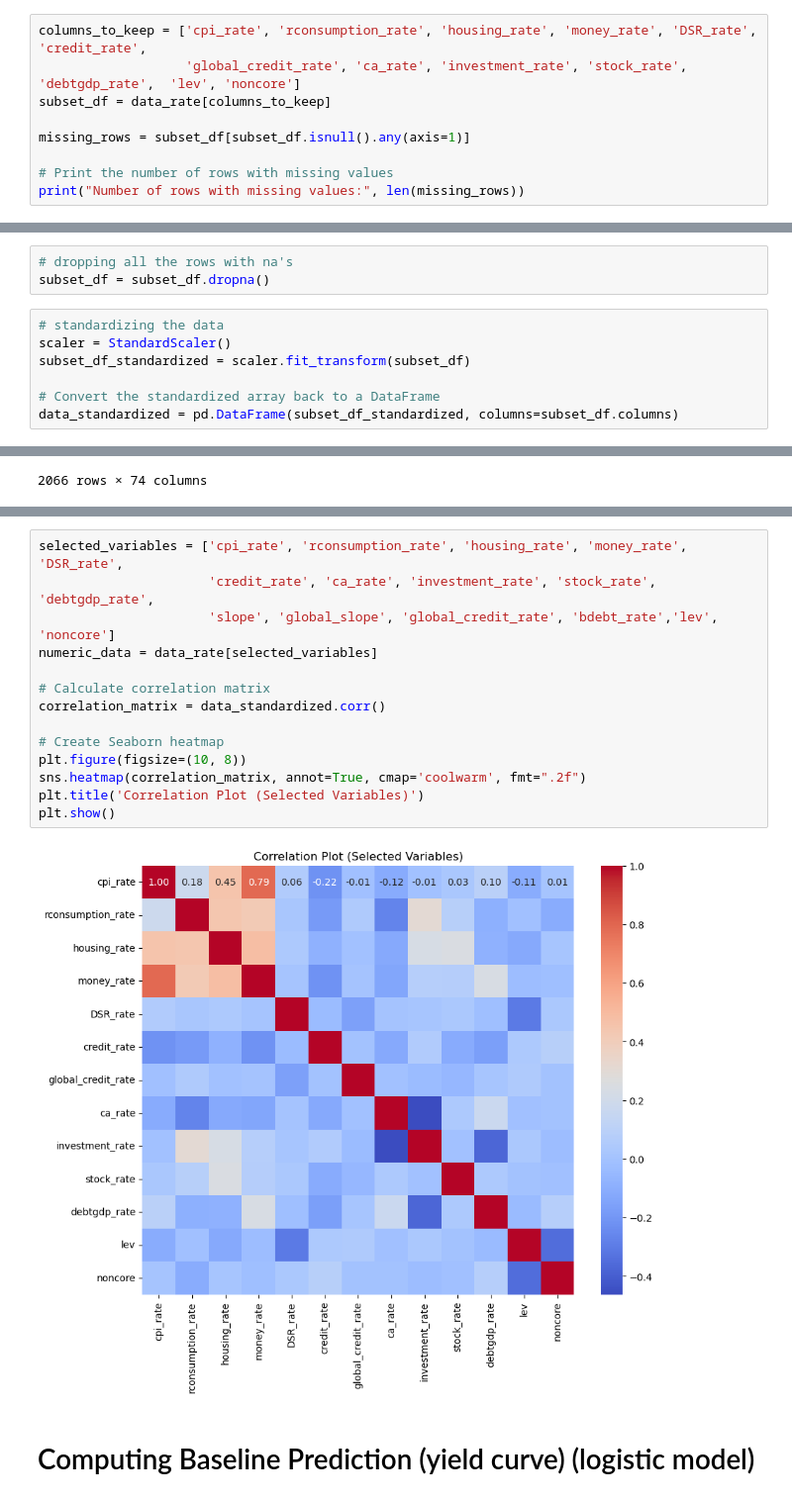
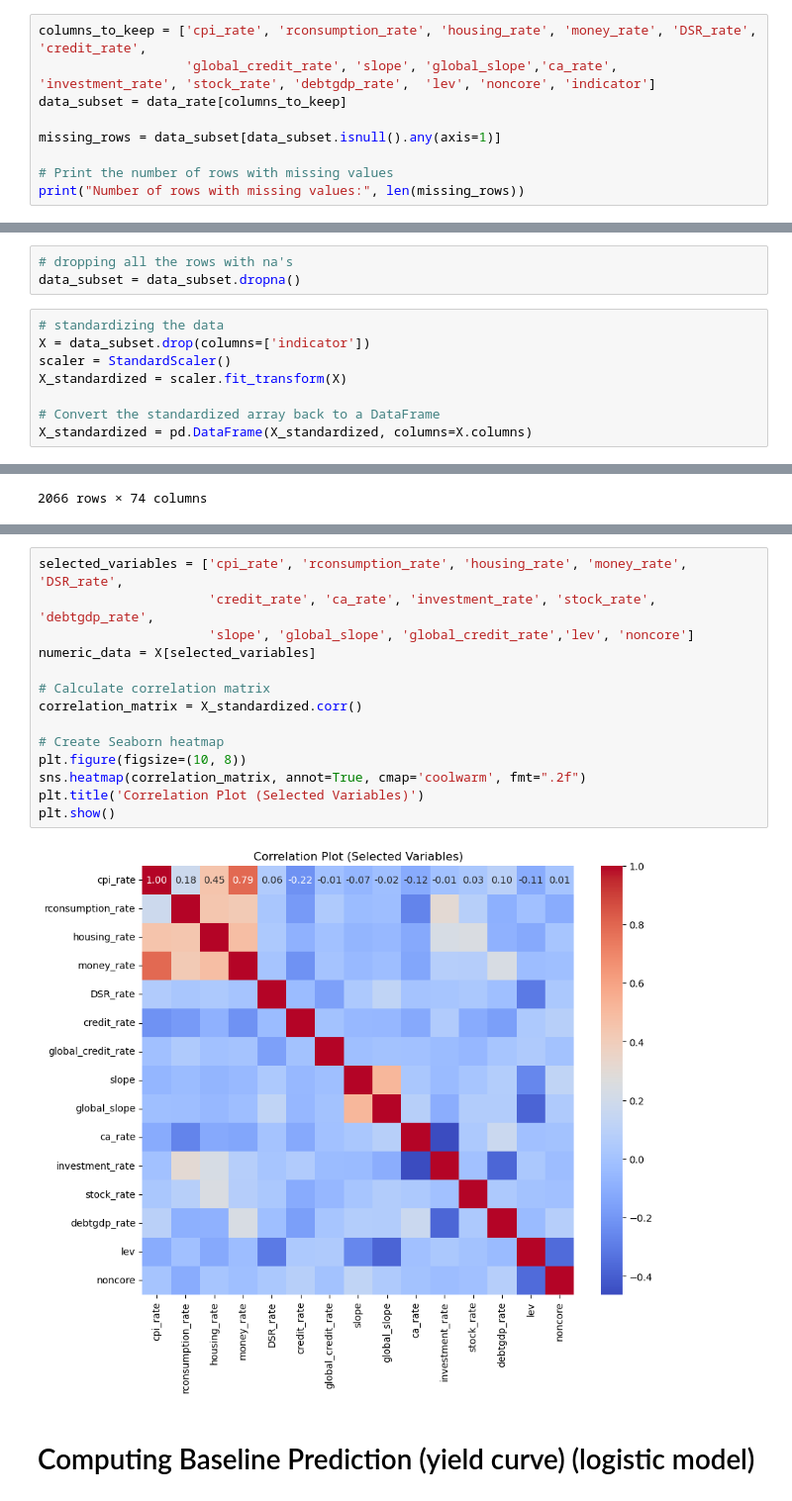
Before and after one commit to stenberg13/financial_crisis_prediction, a Jupyter notebook: Big_Data_Project.ipynb, the cells around one changed output, grey strips where cells are left out. Shown: that part at 99% size. Saved outputs shown, nothing was run; the diff lists cells and outputs as text.

```diff
--- a/Big_Data_Project.ipynb
+++ b/Big_Data_Project.ipynb
@@ -97,10 +97,10 @@ data_rate = data.groupby('country').apply(lambda group:
 ).reset_index(drop=True)
 # %%
 columns_to_keep = ['cpi_rate', 'rconsumption_rate', 'housing_rate', 'money_rate', 'DSR_rate', 'credit_rate',
-                   'global_credit_rate', 'ca_rate', 'investment_rate', 'stock_rate', 'debtgdp_rate',  'lev', 'noncore']
-subset_df = data_rate[columns_to_keep]
+                   'global_credit_rate', 'slope', 'global_slope','ca_rate', 'investment_rate', 'stock_rate', 'debtgdp_rate',  'lev', 'noncore', 'indicator']
+data_subset = data_rate[columns_to_keep]
 
-missing_rows = subset_df[subset_df.isnull().any(axis=1)]
+missing_rows = data_subset[data_subset.isnull().any(axis=1)]
 
 # Print the number of rows with missing values
 print("Number of rows with missing values:", len(missing_rows))
@@ -109,10 +109,11 @@ Number of rows with missing values: 949
 # %%
 # dropping all the rows with na's
-subset_df = subset_df.dropna()
+data_subset = data_subset.dropna()
 # %%
 # standardizing the data
+X = data_subset.drop(columns=['indicator'])
 scaler = StandardScaler()
-subset_df_standardized = scaler.fit_transform(subset_df)
+X_standardized = scaler.fit_transform(X)
 
 # Convert the standardized array back to a DataFrame
-data_standardized = pd.DataFrame(subset_df_standardized, columns=subset_df.columns)
+X_standardized = pd.DataFrame(X_standardized, columns=X.columns)
@@ -156,19 +139,19 @@ data_standardized = pd.DataFrame(subset_df_standardized, columns=subset_df.colum
 # %%
 selected_variables = ['cpi_rate', 'rconsumption_rate', 'housing_rate', 'money_rate', 'DSR_rate',
                       'credit_rate', 'ca_rate', 'investment_rate', 'stock_rate', 'debtgdp_rate',
-                      'slope', 'global_slope', 'global_credit_rate', 'bdebt_rate','lev', 'noncore']
-numeric_data = data_rate[selected_variables]
+                      'slope', 'global_slope', 'global_credit_rate','lev', 'noncore']
+numeric_data = X[selected_variables]
 
 # Calculate correlation matrix
-correlation_matrix = data_standardized.corr()
+correlation_matrix = X_standardized.corr()
 
 # Create Seaborn heatmap
 plt.figure(figsize=(10, 8))
 sns.heatmap(correlation_matrix, annot=True, cmap='coolwarm', fmt=".2f")
 plt.title('Correlation Plot (Selected Variables)')
 plt.show()
 # %% [output]
-[figure, old version]
+[figure, new version]
 # %% [markdown]
 # Computing Baseline Prediction (yield curve) (logistic model)
 # %% [markdown]
```
Also changed, not shown: parts of 3 cells of this notebook.
